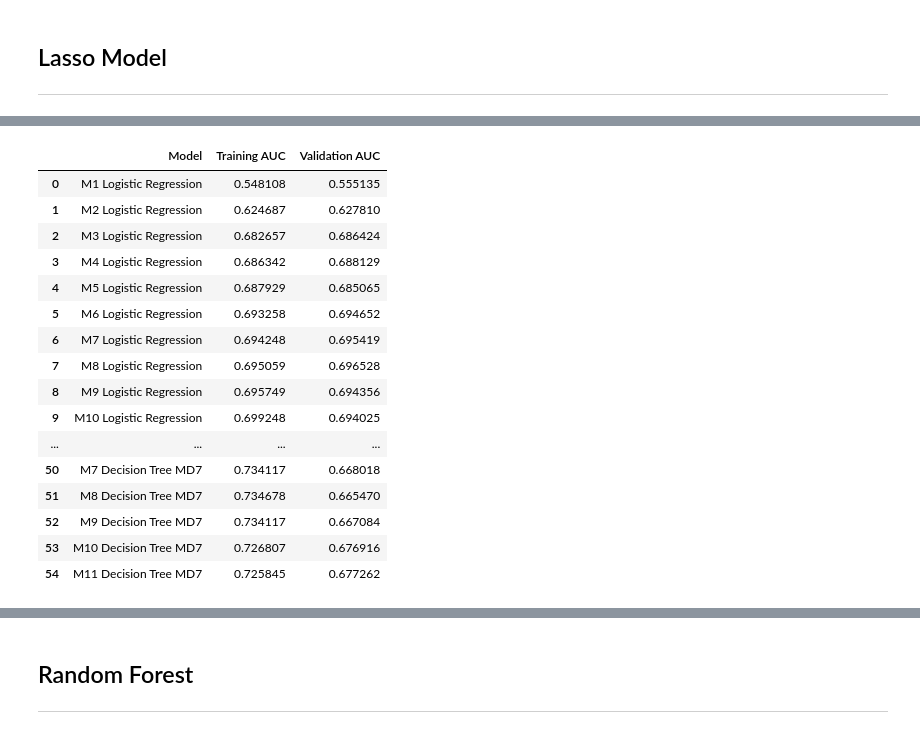
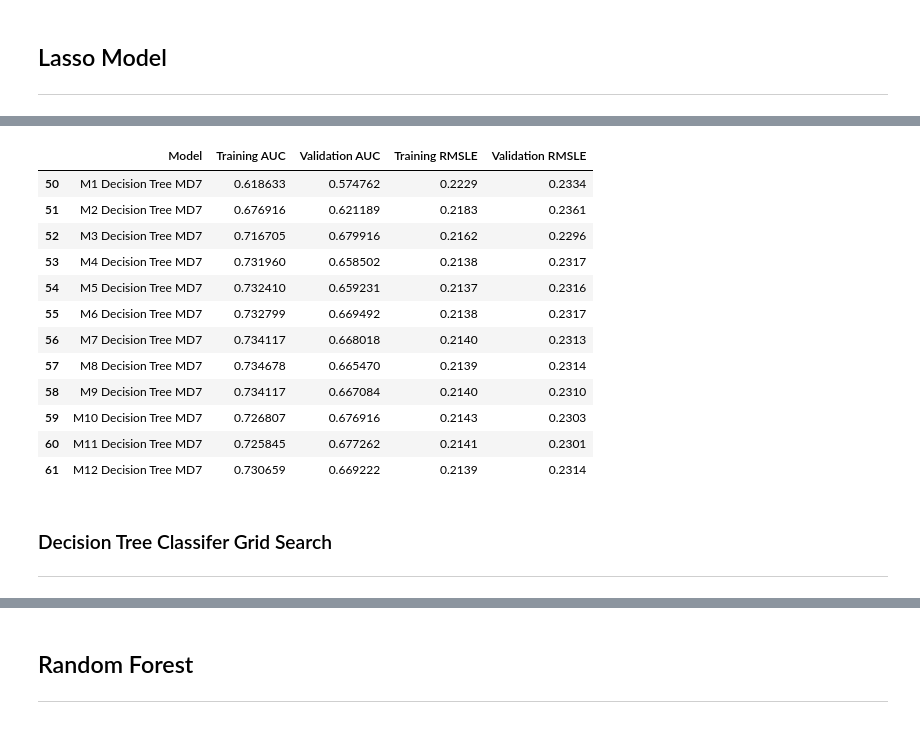
Before and after one commit to Iandrewburg/Data_Science, a Jupyter notebook: Data_Science_2/Assignments/Take_Home_Final/brandenburg_kaggle.ipynb, the cells around one changed output, grey strips where cells are left out. Cells and saved outputs as stored; diff of their text form; code cells hidden in the pictures.

```diff
--- a/Data_Science_2/Assignments/Take_Home_Final/brandenburg_kaggle.ipynb
+++ b/Data_Science_2/Assignments/Take_Home_Final/brandenburg_kaggle.ipynb
@@ -353,7 +431,8 @@ models = {
     'M8': basic_text_features + content_properties + keyword_performance + self_reference_metrics + publication_timing + content_topic_and_sentiment + title_sentiment + sqrd_title_sentiment,
     'M9': basic_text_features + content_properties + keyword_performance + self_reference_metrics + publication_timing + content_topic_and_sentiment + title_sentiment + sqrd_title_sentiment + sqrd_basic_text_features,
     'M10': basic_text_features + content_properties + keyword_performance + self_reference_metrics + publication_timing + content_topic_and_sentiment + title_sentiment + sqrd_title_sentiment + sqrd_basic_text_features + interaction_basic_text_features,
-    'M11': basic_text_features + content_properties + keyword_performance + self_reference_metrics + publication_timing + content_topic_and_sentiment + title_sentiment + sqrd_title_sentiment + sqrd_basic_text_features + interaction_basic_text_features + interaction_title_sentiment_features
+    'M11': basic_text_features + content_properties + keyword_performance + self_reference_metrics + publication_timing + content_topic_and_sentiment + title_sentiment + sqrd_title_sentiment + sqrd_basic_text_features + interaction_basic_text_features + interaction_title_sentiment_features,
+    'M12': perm_importance_variables
 }
 # %%
 # Split 'train_data' into training and validation sets
@@ -535,13 +717,4 @@ Completed M11 in 1.83 seconds
 # %%
-from sklearn.compose import ColumnTransformer
-from sklearn.pipeline import Pipeline
-from sklearn.preprocessing import MinMaxScaler
-from sklearn.tree import DecisionTreeClassifier
-from sklearn.metrics import roc_auc_score
-import pandas as pd
-import numpy as np
-import time
-
 for group_name, features in models.items():
     start_time = time.time()  # Start timer
 
@@ -558,16 +731,21 @@ for group_name, features in models.items():
     train_prob = pipe_tree.predict_proba(X_train[features])[:, 1]
     val_prob = pipe_tree.predict_proba(X_val[features])[:, 1]
 
-    # Calculate AUC scores using the probabilities
+    # Calculate AUC scores
     train_auc = roc_auc_score(y_train, train_prob)
     val_auc = roc_auc_score(y_val, val_prob)
 
+    # Calculate RMSLE
+    train_rmsle = calculateRMSLE(train_prob, y_train)
+    val_rmsle = calculateRMSLE(val_prob, y_val)
+
     # Append results
-    new_row = pd.DataFrame([[f"{group_name} Decision Tree MD5", train_auc, val_auc]], columns=['Model', 'Training AUC', 'Validation AUC'])
+    new_row = pd.DataFrame([[f"{group_name} Decision Tree MD5", train_auc, val_auc, train_rmsle, val_rmsle]],
+                           columns=['Model', 'Training AUC', 'Validation AUC', 'Training RMSLE', 'Validation RMSLE'])
     results_df = pd.concat([results_df, new_row], ignore_index=True)
 
     end_time = time.time()  # End timer
     print(f"Completed {group_name} in {end_time - start_time:.2f} seconds")
 
-results_df
+results_df.tail(12)
 # %% [output]
@@ -620,12 +798,17 @@ for group_name, features in models.items():
     train_auc = roc_auc_score(y_train, train_prob)
     val_auc = roc_auc_score(y_val, val_prob)
 
+    # Calculate RMSLE
+    train_rmsle = calculateRMSLE(train_prob, y_train)
+    val_rmsle = calculateRMSLE(val_prob, y_val)
+
     # Append results
-    new_row = pd.DataFrame([[f"{group_name} Decision Tree MD6", train_auc, val_auc]], columns=['Model', 'Training AUC', 'Validation AUC'])
+    new_row = pd.DataFrame([[f"{group_name} Decision Tree MD6", train_auc, val_auc, train_rmsle, val_rmsle]],
+                           columns=['Model', 'Training AUC', 'Validation AUC', 'Training RMSLE', 'Validation RMSLE'])
     results_df = pd.concat([results_df, new_row], ignore_index=True)
 
     end_time = time.time()  # End timer
     print(f"Completed {group_name} in {end_time - start_time:.2f} seconds")
 
-results_df
+results_df.tail(12)
 # %% [output]
@@ -678,12 +861,17 @@ for group_name, features in models.items():
     train_auc = roc_auc_score(y_train, train_prob)
     val_auc = roc_auc_score(y_val, val_prob)
 
+    # Calculate RMSLE
+    train_rmsle = calculateRMSLE(train_prob, y_train)
+    val_rmsle = calculateRMSLE(val_prob, y_val)
+
     # Append results
-    new_row = pd.DataFrame([[f"{group_name} Decision Tree MD7", train_auc, val_auc]], columns=['Model', 'Training AUC', 'Validation AUC'])
+    new_row = pd.DataFrame([[f"{group_name} Decision Tree MD7", train_auc, val_auc, train_rmsle, val_rmsle]],
+                           columns=['Model', 'Training AUC', 'Validation AUC', 'Training RMSLE', 'Validation RMSLE'])
     results_df = pd.concat([results_df, new_row], ignore_index=True)
 
     end_time = time.time()  # End timer
     print(f"Completed {group_name} in {end_time - start_time:.2f} seconds")
 
-results_df
+results_df.tail(12)
 # %% [output]
@@ -701,18 +890,17 @@ Completed M11 in 1.64 seconds
-|  | Model | Training AUC | Validation AUC |
-| 0 | M1 Logistic Regression | 0.548108 | 0.555135 |
-| 1 | M2 Logistic Regression | 0.624687 | 0.627810 |
-| 2 | M3 Logistic Regression | 0.682657 | 0.686424 |
-| 3 | M4 Logistic Regression | 0.686342 | 0.688129 |
-| 4 | M5 Logistic Regression | 0.687929 | 0.685065 |
-| 5 | M6 Logistic Regression | 0.693258 | 0.694652 |
-| 6 | M7 Logistic Regression | 0.694248 | 0.695419 |
-| 7 | M8 Logistic Regression | 0.695059 | 0.696528 |
-| 8 | M9 Logistic Regression | 0.695749 | 0.694356 |
-| 9 | M10 Logistic Regression | 0.699248 | 0.694025 |
-| ... | ... | ... | ... |
-| 50 | M7 Decision Tree MD7 | 0.734117 | 0.668018 |
-| 51 | M8 Decision Tree MD7 | 0.734678 | 0.665470 |
-| 52 | M9 Decision Tree MD7 | 0.734117 | 0.667084 |
-| 53 | M10 Decision Tree MD7 | 0.726807 | 0.676916 |
-| 54 | M11 Decision Tree MD7 | 0.725845 | 0.677262 |
+|  | Model | Training AUC | Validation AUC | Training RMSLE | Validation RMSLE |
+| 50 | M1 Decision Tree MD7 | 0.618633 | 0.574762 | 0.2229 | 0.2334 |
+| 51 | M2 Decision Tree MD7 | 0.676916 | 0.621189 | 0.2183 | 0.2361 |
+| 52 | M3 Decision Tree MD7 | 0.716705 | 0.679916 | 0.2162 | 0.2296 |
+| 53 | M4 Decision Tree MD7 | 0.731960 | 0.658502 | 0.2138 | 0.2317 |
+| 54 | M5 Decision Tree MD7 | 0.732410 | 0.659231 | 0.2137 | 0.2316 |
+| 55 | M6 Decision Tree MD7 | 0.732799 | 0.669492 | 0.2138 | 0.2317 |
+| 56 | M7 Decision Tree MD7 | 0.734117 | 0.668018 | 0.2140 | 0.2313 |
+| 57 | M8 Decision Tree MD7 | 0.734678 | 0.665470 | 0.2139 | 0.2314 |
+| 58 | M9 Decision Tree MD7 | 0.734117 | 0.667084 | 0.2140 | 0.2310 |
+| 59 | M10 Decision Tree MD7 | 0.726807 | 0.676916 | 0.2143 | 0.2303 |
+| 60 | M11 Decision Tree MD7 | 0.725845 | 0.677262 | 0.2141 | 0.2301 |
+| 61 | M12 Decision Tree MD7 | 0.730659 | 0.669222 | 0.2139 | 0.2314 |
+# %% [markdown]
+### Decision Tree Classifer Grid Search
+---
 # %%
```
Also changed, not shown: parts of 90 cells of this notebook, 10 other files.
